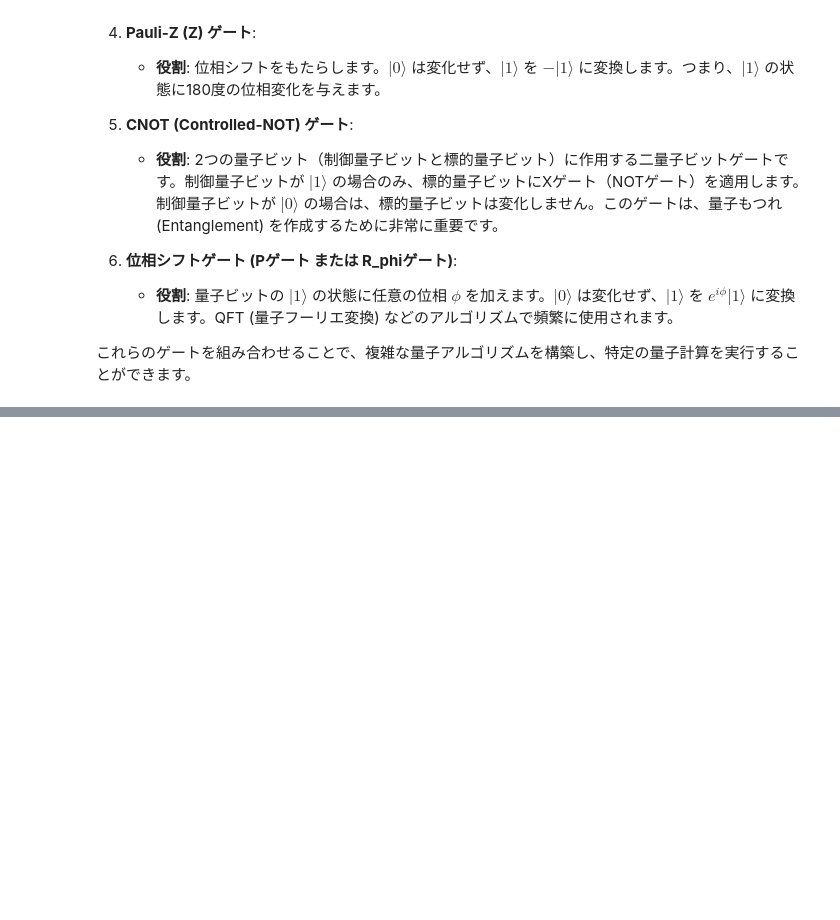
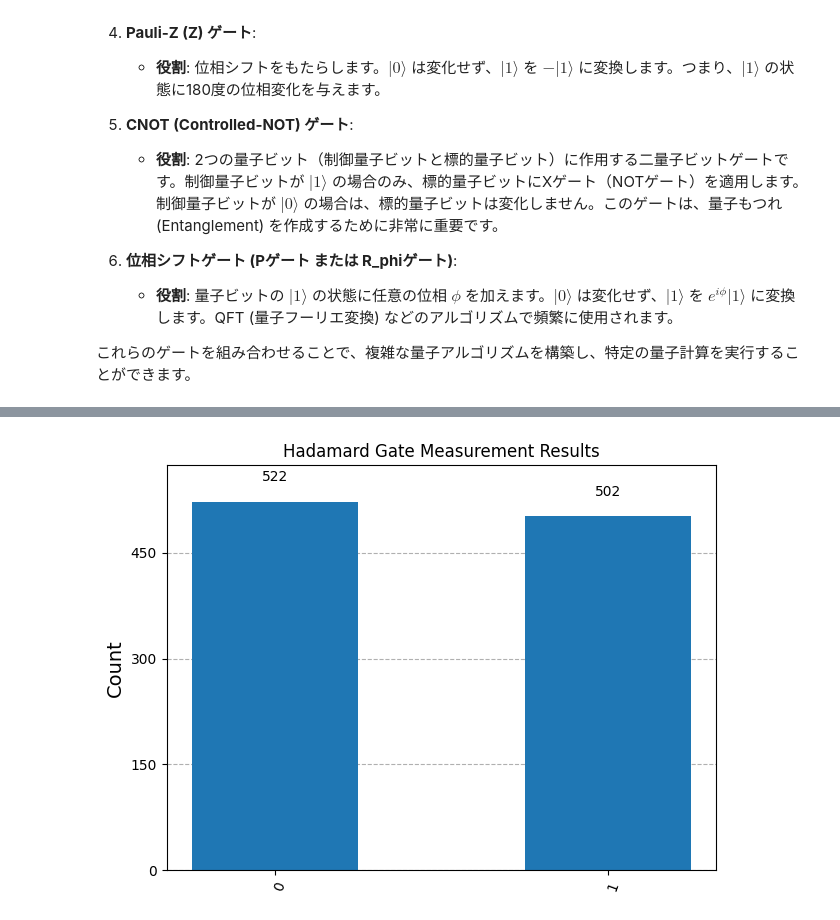
Before and after one commit to degital-secretary/Personal_Bell_Tests, a Jupyter notebook: huru_ipynb_のコピー.ipynb, the cells around one changed output, grey strips where cells are left out. Drawn from its saved outputs; the diff is of its cells as text; code cells hidden in the pictures; blank space fills up the shorter version.

```diff
--- a/huru_ipynb_のコピー.ipynb
+++ b/huru_ipynb_のコピー.ipynb
@@ -1030,0 +1035,31 @@ https://utokyo-icepp.github.io/qc-workbook/ja/prerequisites.html
+# %%
+!pip install qiskit
+!pip install qiskit-aer
+from qiskit import QuantumCircuit
+from qiskit_aer import AerSimulator
+from qiskit.visualization import plot_histogram
+
+# 1つの量子ビットと1つの古典ビットを持つ量子回路を作成
+qc_hadamard = QuantumCircuit(1, 1);
+
+# 量子ビット0にHadamardゲートを適用
+qc_hadamard.h(0);
+
+# 量子ビット0を古典ビット0に測定
+qc_hadamard.measure(0, 0);
+
+print("Hadamardゲートを適用した回路:")
+print(qc_hadamard.draw(output='text'));
+
+# シミュレーターで実行
+simulator = AerSimulator();
+job_hadamard = simulator.run(qc_hadamard, shots=1024);
+result_hadamard = job_hadamard.result();
+counts_hadamard = result_hadamard.get_counts(qc_hadamard);
+
+print(f"\n測定結果: {counts_hadamard}");
+
+# 結果をヒストグラムで可視化
+fig_hadamard = plot_histogram(counts_hadamard, title='Hadamard Gate Measurement Results');
+display(fig_hadamard);
+# %% [output]
@@ -1030,0 +1083 @@ https://utokyo-icepp.github.io/qc-workbook/ja/prerequisites.html
+[figure, added]
```
Also changed, not shown: parts of 2 cells of this notebook.
